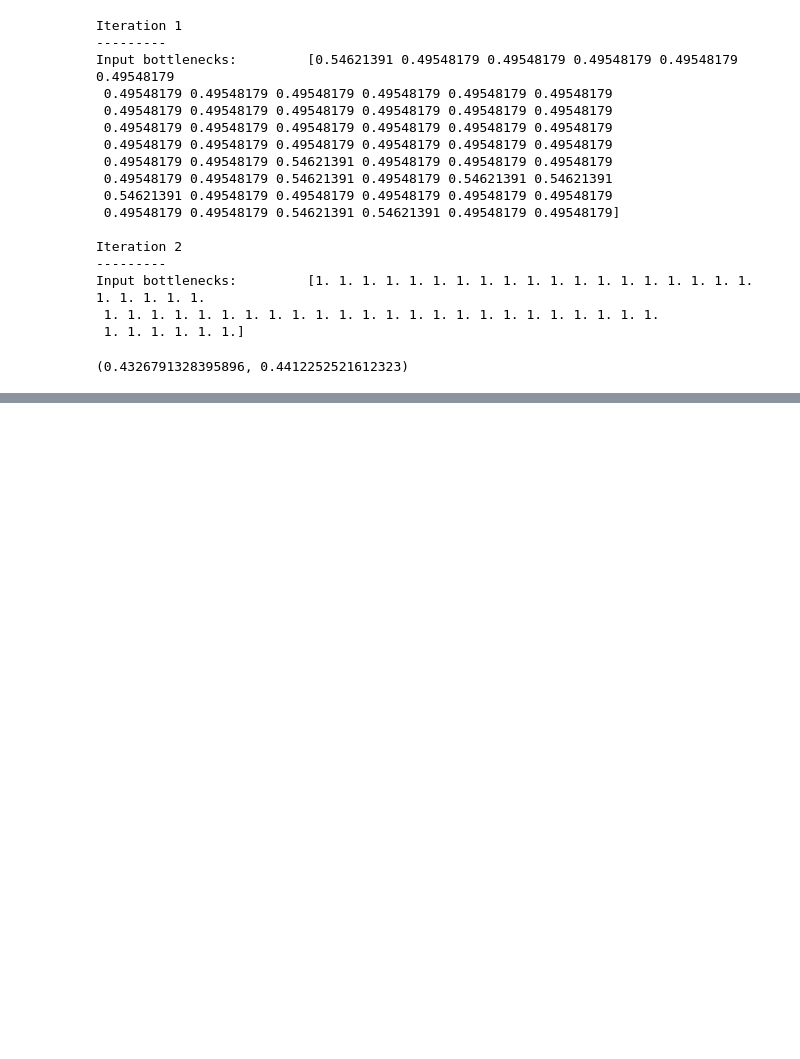
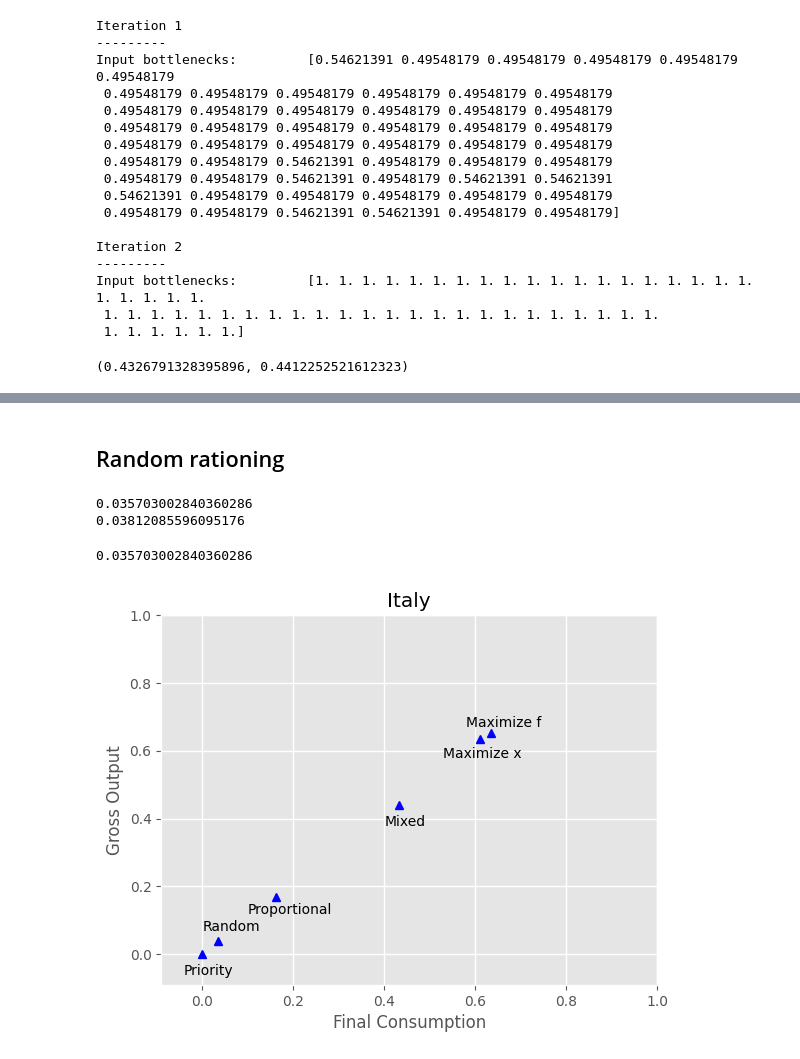
Before and after one commit to jannekehutsebaut/Thesis_Shock_Propagation_Supply_Demand, a Jupyter notebook: Case study Italy .ipynb, the cells around one changed output, grey strips where cells are left out. Drawn from its saved outputs; the diff is of its cells as text; code cells hidden in the pictures; blank space fills up the shorter version.

```diff
--- a/Case study Italy .ipynb
+++ b/Case study Italy .ipynb
@@ -225,3 +230,6 @@ sum(optimal_output_2)/sum(x_0)
 optimal_f_2/sum(f_0)
 # %% [output]
 0.6526937179118759
+# %%
+Max_consumption = (sum(optimal_output_2)/sum(x_0),optimal_f_2/sum(f_0))
+Max_consumption
@@ -325,0 +315,3 @@ Input bottlenecks:         [1. 1. 1. 1. 1. 1. 1. 1. 1. 1. 1. 1. 1. 1. 1. 1. 1. 1
+# %%
+result_proportional = algo_proportional(A, L, f_max, x_max, prioritize="no")
+result_proportional
@@ -394,7 +405,8 @@ def algo_mixed(A, L, fmax, xmax, prioritize="yes"):
         #print('Aggregated Demand:         {}'.format(d[t]))
     return sum(x[t-1])/sum(x_0), sum(demand[t-1])/sum(f_0)
 # %%
-algo_mixed(A, L, f_max, x_max, prioritize="yes")
+result_mixed = algo_mixed(A, L, f_max, x_max, prioritize="yes")
+result_mixed
 # %% [output]
 Iteration 1
 ---------
@@ -587,0 +568,4 @@ print(sum(y)/len(y))
+# %%
+result_priority = algo_priority(A, L, f_max, x_max, names_ordered, prioritize="yes")
+# %% [markdown]
+## Random rationing
@@ -587,0 +574,58 @@ print(sum(y)/len(y))
+# %%
+x = []
+y = []
+while len(x)<300:
+    random_ordered=[]
+    for i in range(N):
+        random_ordered.append([])
+
+    for i in range(N):
+        while len(random_ordered[i])<N:
+            random = randrange(N)
+            while random in random_ordered[i]:
+                random = randrange(N)# we willen nu de indices van de j+1 (j van 0 tot en met N-1) grootste suppliers
+            random_ordered[i].append(random)
+
+    result_x = algo_priority(A, L, f_max, x_max, random_ordered, prioritize="yes")[0]
+    result_y = algo_priority(A, L, f_max, x_max, random_ordered, prioritize="yes")[1]
+    x.append(result_x)
+    y.append(result_y)
+result_random = (sum(x)/len(x), sum(y)/len(y))
+print(sum(x)/len(x))
+print(sum(y)/len(y))
+# %% [output]
+0.035703002840360286
+0.03812085596095176
+# %%
+result_random[0]
+# %% [output]
+0.035703002840360286
+# %%
+import matplotlib.pyplot as plt
+plt.style.use('ggplot')
+plt.title("Italy")
+plt.grid(visible=None, which='major', axis='both', linestyle='-', linewidth=1)
+
+plt.plot(result_mixed[0], result_mixed[1], 'b^')
+plt.plot(result_random[0], result_random[1], 'b^')
+plt.plot(result_priority[0], result_priority[1], 'b^')
+plt.plot(result_proportional[0], result_proportional[1], 'b^')
+plt.plot(Max_consumption[0], Max_consumption[1], 'b^')
+plt.plot(Max_output[0], Max_output[1], 'b^')
+
+plt.text(0.4,0.38,'Mixed')
+plt.text(0.1,0.12,'Proportional')
+plt.text(0.0,0.07,'Random')
+plt.text(-0.04,-0.06,'Priority')
+plt.text(0.53,0.58, 'Maximize x')
+plt.text(0.58,0.67, 'Maximize f')
+
+plt.xlim(-0.09, 1)
+plt.ylim(-0.09,1)
+
+plt.xlabel("Final Consumption")
+plt.ylabel("Gross Output")
+plt.savefig('plot_Italy.png')
+plt.show()
+# %% [output]
+[figure, added]
```
Also changed, not shown: parts of 22 cells of this notebook.
